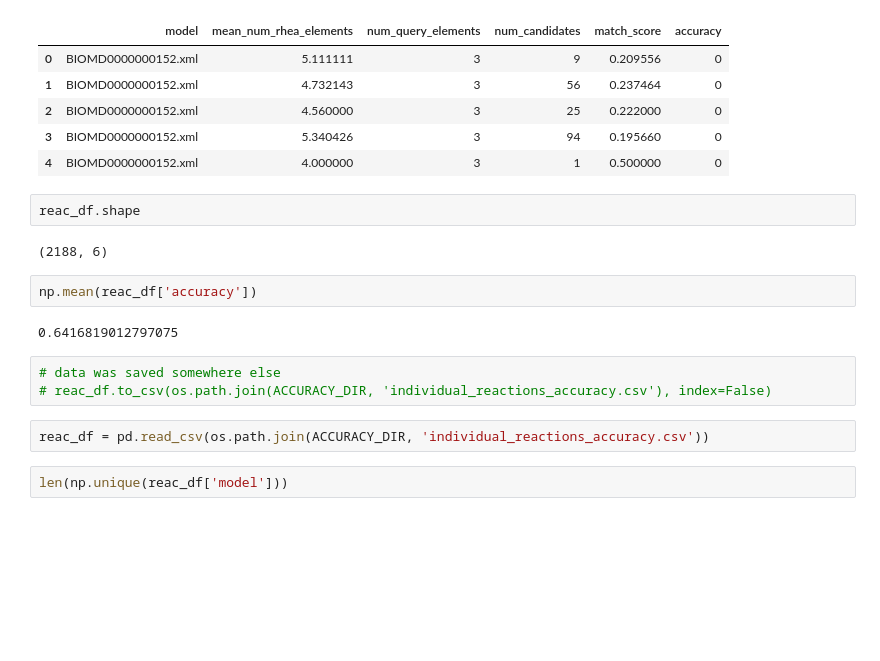
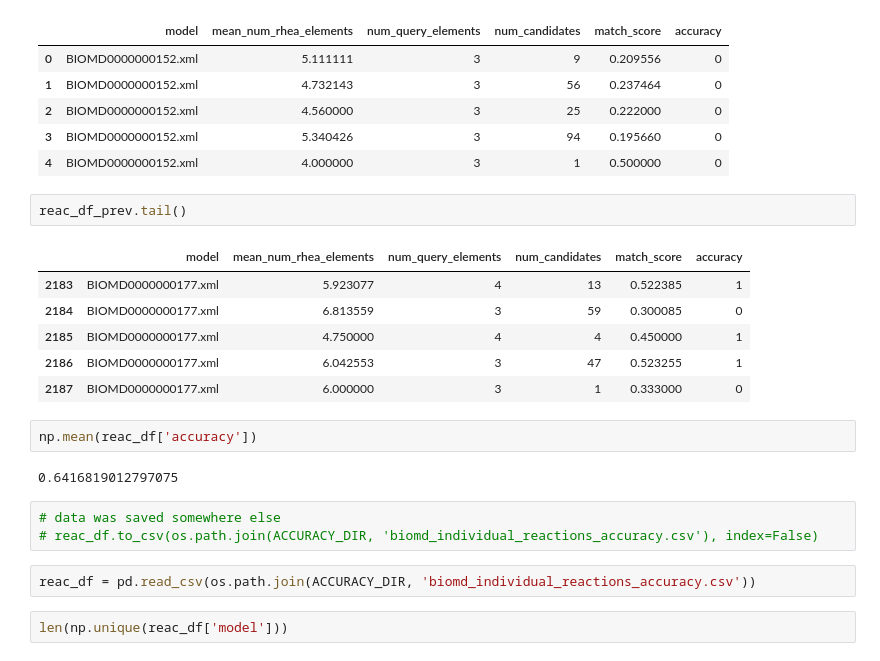
Before and after one commit to sys-bio/AMAS, a Jupyter notebook: notebooks/REF_data_ML_for_credibility.ipynb, the cells around one changed output. Saved outputs shown, nothing was run; the diff lists cells and outputs as text; blank space fills up the shorter version.

Commit message:
updated rf model

```diff
--- a/notebooks/REF_data_ML_for_credibility.ipynb
+++ b/notebooks/REF_data_ML_for_credibility.ipynb
@@ -364,19 +277,24 @@ reac_df.head()
 | 2 | BIOMD0000000152.xml | 4.560000 | 3 | 25 | 0.222000 | 0 |
 | 3 | BIOMD0000000152.xml | 5.340426 | 3 | 94 | 0.195660 | 0 |
 | 4 | BIOMD0000000152.xml | 4.000000 | 3 | 1 | 0.500000 | 0 |
-# %%
-reac_df.shape
-# %% [output]
-(2188, 6)
+# %%
+reac_df_prev.tail()
+# %% [output]
+|  | model | mean_num_rhea_elements | num_query_elements | num_candidates | match_score | accuracy |
+| 2183 | BIOMD0000000177.xml | 5.923077 | 4 | 13 | 0.522385 | 1 |
+| 2184 | BIOMD0000000177.xml | 6.813559 | 3 | 59 | 0.300085 | 0 |
+| 2185 | BIOMD0000000177.xml | 4.750000 | 4 | 4 | 0.450000 | 1 |
+| 2186 | BIOMD0000000177.xml | 6.042553 | 3 | 47 | 0.523255 | 1 |
+| 2187 | BIOMD0000000177.xml | 6.000000 | 3 | 1 | 0.333000 | 0 |
 # %%
 np.mean(reac_df['accuracy'])
 # %% [output]
 0.6416819012797075
 # %%
 # data was saved somewhere else
-# reac_df.to_csv(os.path.join(ACCURACY_DIR, 'individual_reactions_accuracy.csv'), index=False)
+# reac_df.to_csv(os.path.join(ACCURACY_DIR, 'biomd_individual_reactions_accuracy.csv'), index=False)
 # %%
-reac_df = pd.read_csv(os.path.join(ACCURACY_DIR, 'individual_reactions_accuracy.csv'))
+reac_df = pd.read_csv(os.path.join(ACCURACY_DIR, 'biomd_individual_reactions_accuracy.csv'))
 # %%
 len(np.unique(reac_df['model']))
 # %% [output]
```
Also changed, not shown: parts of 39 cells of this notebook, 14 other files.
